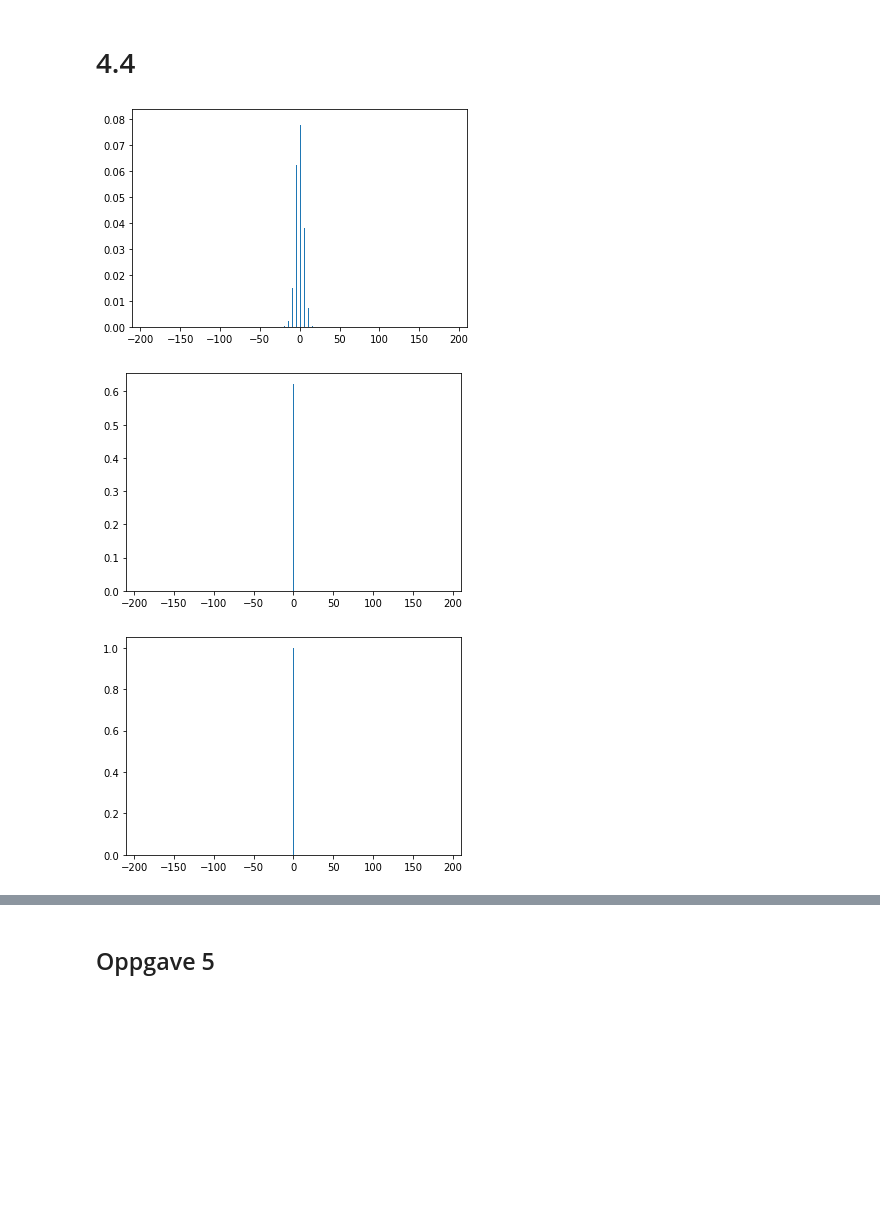
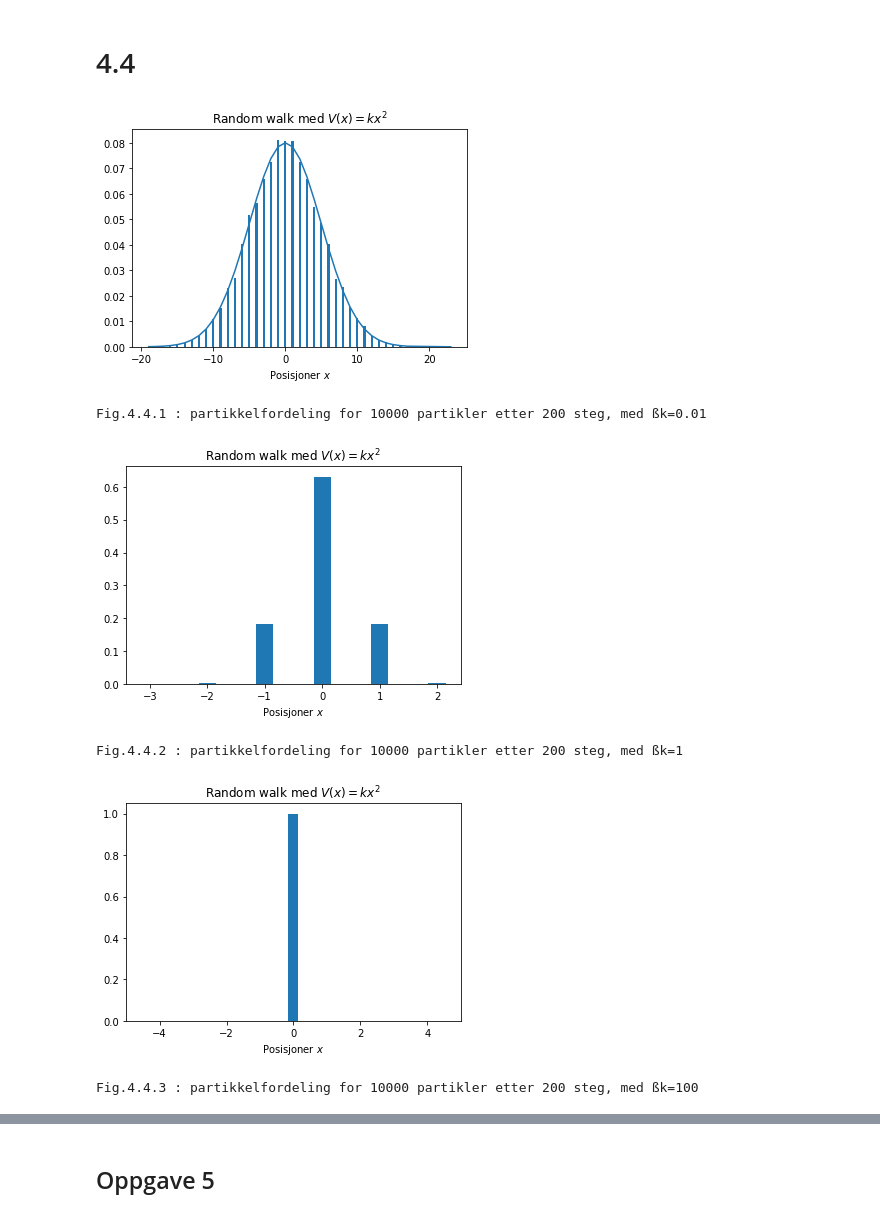
Before and after one commit to vivekapriyas/RandomWalk, a Jupyter notebook: Prosjekt1.ipynb, the cells around one changed output, grey strips where cells are left out. Saved outputs shown, nothing was run; the diff lists cells and outputs as text; code cells hidden in the pictures; blank space fills up the shorter version.

```diff
--- a/Prosjekt1.ipynb
+++ b/Prosjekt1.ipynb
@@ -358,16 +365,31 @@ Fig.4.3.5: Partikkelfordeling etter 200 steg med ßk=0.01, påfulgt av 200 steg
 # %% [markdown]
 # 4.4
-# %%
-for b in Bk:
-    posisjoner4 = randomWalk(V4_4,antall_partikler,antall_steg,startpos,b)
-    x4,y4 = vekting(posisjoner4)
-
-
-    plt.xlim(-(antall_steg+10),(antall_steg+10))
-    plt.bar(x4,y4,width=0.3)
-
-    plt.show()
-# %% [output]
-[figure, removed]
-[figure, removed]
-[figure, removed]
+# %%
+for b in Bk:
+    posisjoner4 = randomWalk(V4_4,antall_partikler,antall_steg,startpos,b)
+    x4,y4 = vekting(posisjoner4)
+
+
+    if (b == 0.01):
+        mu4, std4 = norm.fit(posisjoner4)
+        p4 = norm.pdf(x4,mu4,std4)
+        plt.plot(x4,p4)
+
+    plt.title("Random walk med $V(x)=kx^2$")
+    plt.xlabel("Posisjoner $x$")
+
+    if np.amin(posisjoner4) == np.amax(posisjoner4):
+        plt.xlim(-(abs(np.amin(posisjoner4))+5),(np.amax(posisjoner4)+5))
+
+    plt.bar(x4,y4,width=0.3)
+
+    plt.show()
+    print("Fig.4.4."+str(Bk.index(b)+1),": partikkelfordeling for",antall_partikler,"partikler etter",antall_steg,
+             "steg, med ßk="+repr(b))
+# %% [output]
+[figure, added]
+Fig.4.4.1 : partikkelfordeling for 10000 partikler etter 200 steg, med ßk=0.01
+[figure, added]
+Fig.4.4.2 : partikkelfordeling for 10000 partikler etter 200 steg, med ßk=1
+[figure, added]
+Fig.4.4.3 : partikkelfordeling for 10000 partikler etter 200 steg, med ßk=100
```
Also changed, not shown: parts of 10 cells of this notebook.
